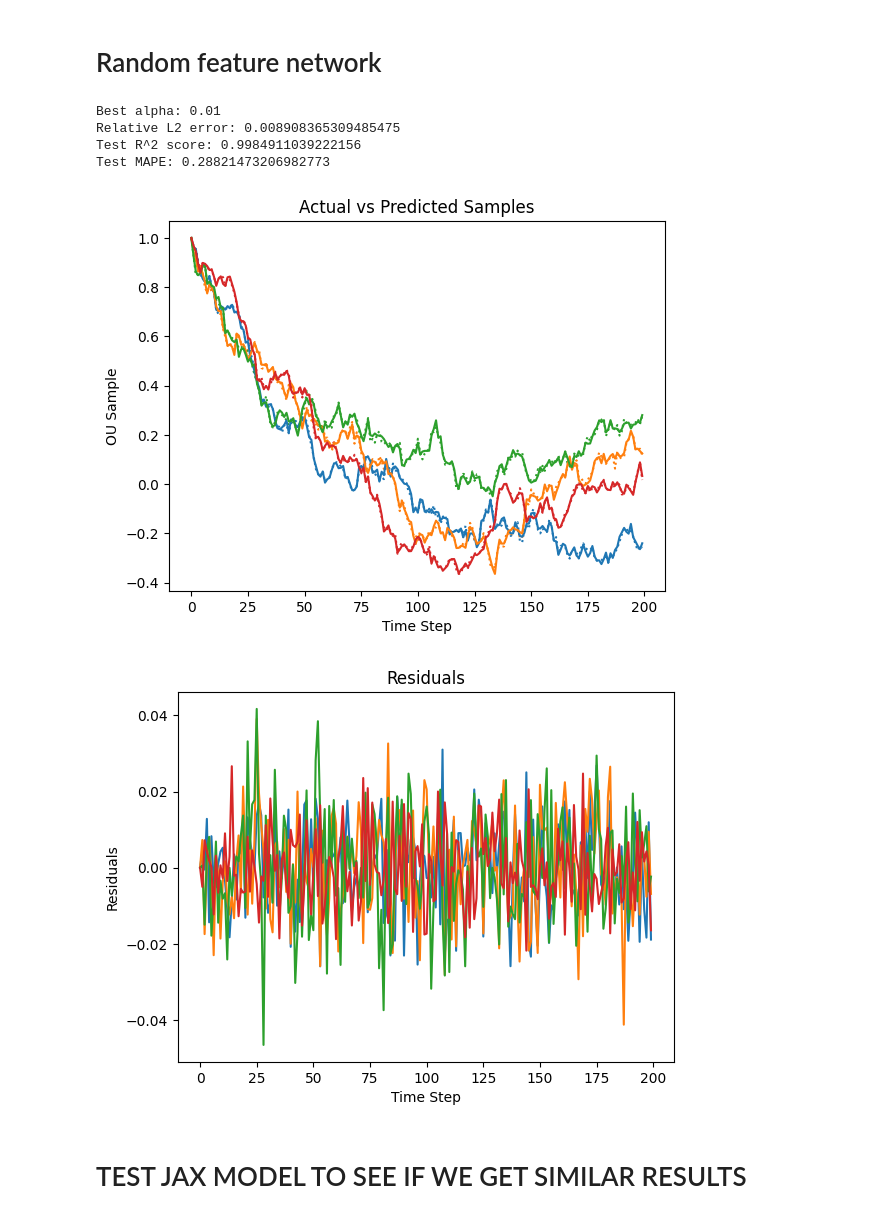
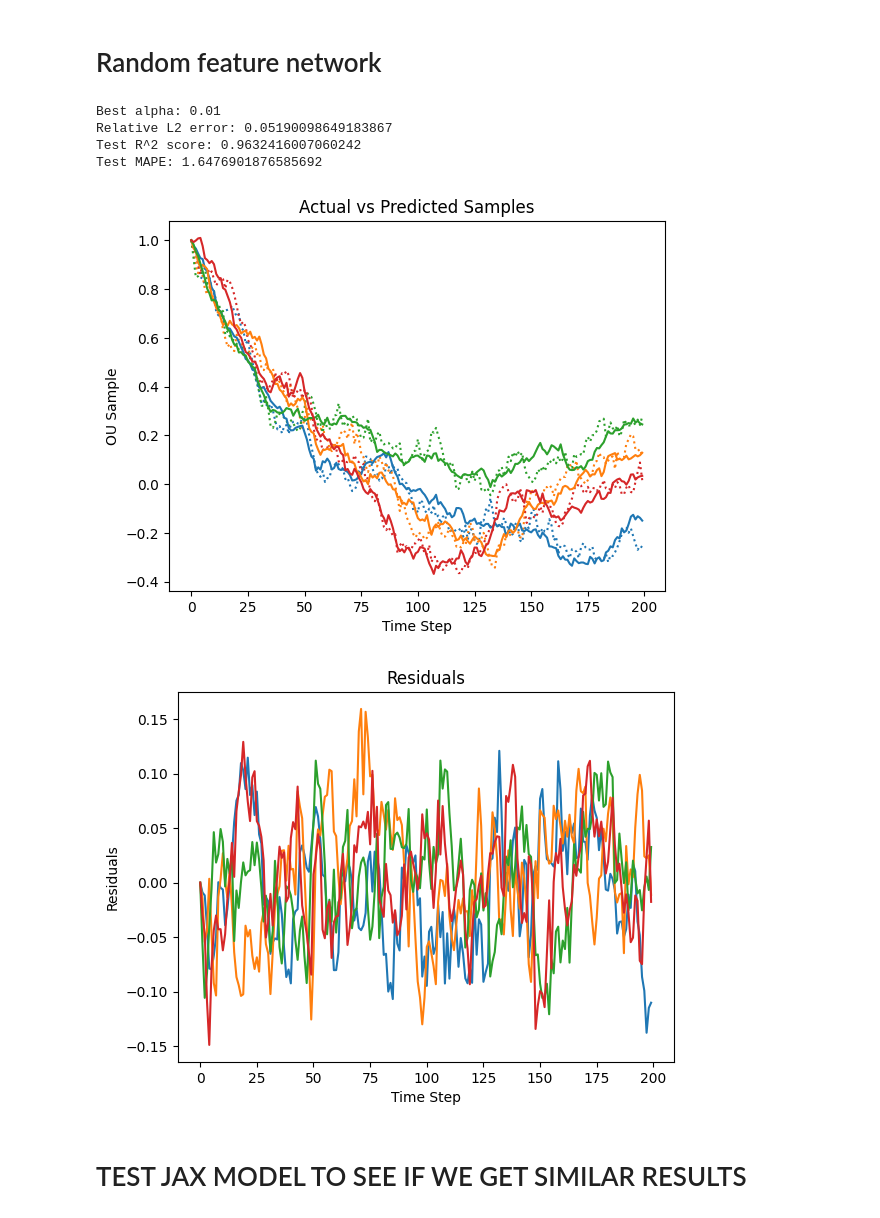
Before and after one commit to nikitazozoulenko/Zephyrox, a Jupyter notebook: jax_based/SWIM/playground.ipynb, the cells around one changed output. Saved outputs shown, nothing was run; the diff lists cells and outputs as text; code cells hidden in the pictures.

```diff
--- a/jax_based/SWIM/playground.ipynb
+++ b/jax_based/SWIM/playground.ipynb
@@ -140,8 +140,8 @@ def train_sampling(x_train, y_train, n_layers, n_width, random_seed=3, SWIM=Dens
     return model, t_fit-t0
 
 
-n_layers = 1
-n_width = 199
+n_layers = 3
+n_width = 100
 
 model, time_fit = train_sampling(n_layers=n_layers, n_width=n_width, x_train=train_W, y_train=train_OU)
 pred = model.predict(test_W)
@@ -216,7 +216,6 @@ class random_MLP():
             in_channels=in_channels,
             hidden_channels=[n_width]*n_layers,
             bias=True,
-            activation_layer=nn.Tanh(),
             )
 
         self.ridge = RidgeCV(alphas=alphas)
@@ -235,38 +234,38 @@ class random_MLP():
 
 
 model = random_MLP(
     in_channels=n_steps-1,
     n_layers=n_layers,
     n_width=n_width,
     )
 model.fit(train_W, train_OU)
 
 # Predict the OU samples using the noise
 pred = model.predict(test_W)
 eval_scores(pred, test_OU)
 
 # Plot the fit
 plt.plot(test_OU[:4].T, label='Actual Samples', linestyle='dotted')
 plt.gca().set_prop_cycle(None)
 plt.plot(pred[:4].T, label='Predicted Samples')
 plt.xlabel('Time Step')
 plt.ylabel('OU Sample')
 plt.title('Actual vs Predicted Samples')
 plt.show()
 
 #residuals
 plt.plot(test_OU[:4].T-pred[:4].T)
 plt.xlabel('Time Step')
 plt.ylabel('Residuals')
 plt.title('Residuals')
 plt.show()
 # %% [output]
 Best alpha: 0.01
-Relative L2 error: 0.008908365309485475
-Test R^2 score: 0.9984911039222156
-Test MAPE: 0.28821473206982773
+Relative L2 error: 0.05190098649183867
+Test R^2 score: 0.9632416007060242
+Test MAPE: 1.6476901876585692
-[figure, old version]
+[figure, new version]
-[figure, old version]
+[figure, new version]
 # %% [markdown]
 # TEST JAX MODEL TO SEE IF WE GET SIMILAR RESULTS
 # %%
```
Also changed, not shown: parts of 10 cells of this notebook, 4 other files.
